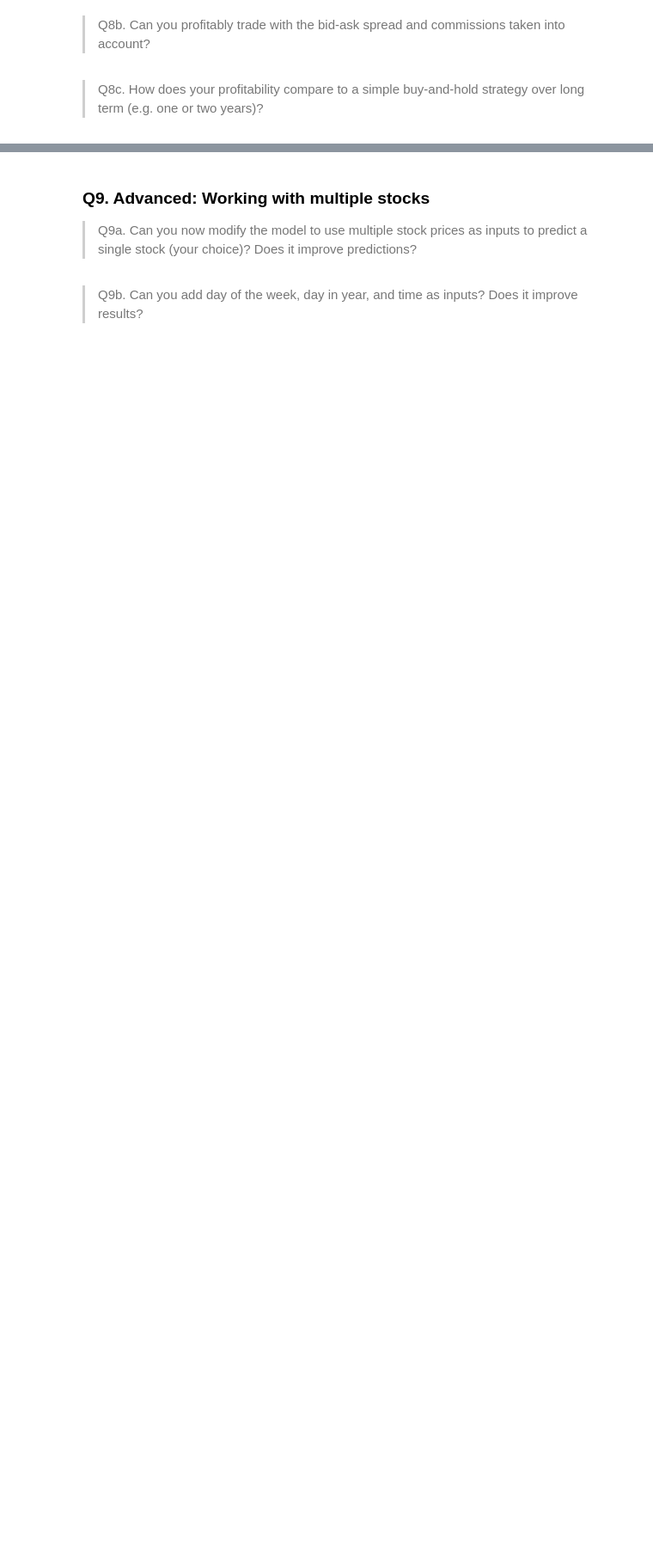
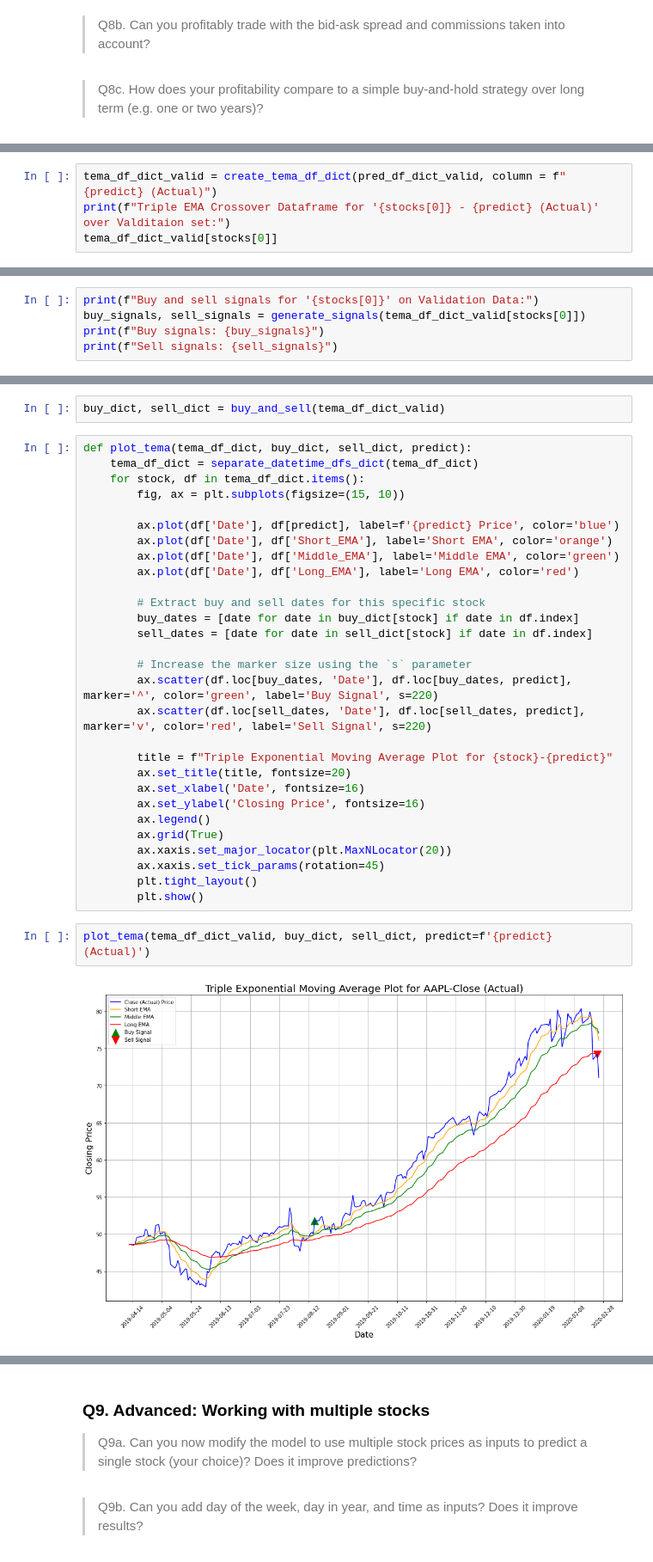
Before and after one commit to munish30monga/lstm_based_stock_trading_system, a Jupyter notebook: 22m2153.ipynb, the cells around one changed output, grey strips where cells are left out. Shown at 86% size. Saved outputs shown, nothing was run; the diff lists cells and outputs as text; blank space fills up the shorter version.

Commit message:
added buy and sell trading module

```diff
--- a/22m2153.ipynb
+++ b/22m2153.ipynb
@@ -1938,0 +1970,4 @@ one or two years)?
+# %%
+tema_df_dict_valid = create_tema_df_dict(pred_df_dict_valid, column = f"{predict} (Actual)")
+print(f"Triple EMA Crossover Dataframe for '{stocks[0]} - {predict} (Actual)' over Valditaion set:")
+tema_df_dict_valid[stocks[0]]
@@ -1938,0 +2018,5 @@ one or two years)?
+# %%
+print(f"Buy and sell signals for '{stocks[0]}' on Validation Data:")
+buy_signals, sell_signals = generate_signals(tema_df_dict_valid[stocks[0]])
+print(f"Buy signals: {buy_signals}")
+print(f"Sell signals: {sell_signals}")
@@ -1938,0 +2040,35 @@ one or two years)?
+# %%
+buy_dict, sell_dict = buy_and_sell(tema_df_dict_valid)
+# %%
+def plot_tema(tema_df_dict, buy_dict, sell_dict, predict):
+    tema_df_dict = separate_datetime_dfs_dict(tema_df_dict)
+    for stock, df in tema_df_dict.items():
+        fig, ax = plt.subplots(figsize=(15, 10))
+
+        ax.plot(df['Date'], df[predict], label=f'{predict} Price', color='blue')
+        ax.plot(df['Date'], df['Short_EMA'], label='Short EMA', color='orange')
+        ax.plot(df['Date'], df['Middle_EMA'], label='Middle EMA', color='green')
+        ax.plot(df['Date'], df['Long_EMA'], label='Long EMA', color='red')
+
+        # Extract buy and sell dates for this specific stock
+        buy_dates = [date for date in buy_dict[stock] if date in df.index]
+        sell_dates = [date for date in sell_dict[stock] if date in df.index]
+
+        # Increase the marker size using the `s` parameter
+        ax.scatter(df.loc[buy_dates, 'Date'], df.loc[buy_dates, predict], marker='^', color='green', label='Buy Signal', s=220)
+        ax.scatter(df.loc[sell_dates, 'Date'], df.loc[sell_dates, predict], marker='v', color='red', label='Sell Signal', s=220)
+
+        title = f"Triple Exponential Moving Average Plot for {stock}-{predict}"
+        ax.set_title(title, fontsize=20)
+        ax.set_xlabel('Date', fontsize=16)
+        ax.set_ylabel('Closing Price', fontsize=16)
+        ax.legend()
+        ax.grid(True)
+        ax.xaxis.set_major_locator(plt.MaxNLocator(20))
+        ax.xaxis.set_tick_params(rotation=45)
+        plt.tight_layout()
+        plt.show()
+# %%
+plot_tema(tema_df_dict_valid, buy_dict, sell_dict, predict=f'{predict} (Actual)')
+# %% [output]
+[figure, added]
```
Also changed, not shown: parts of 22 cells of this notebook.
